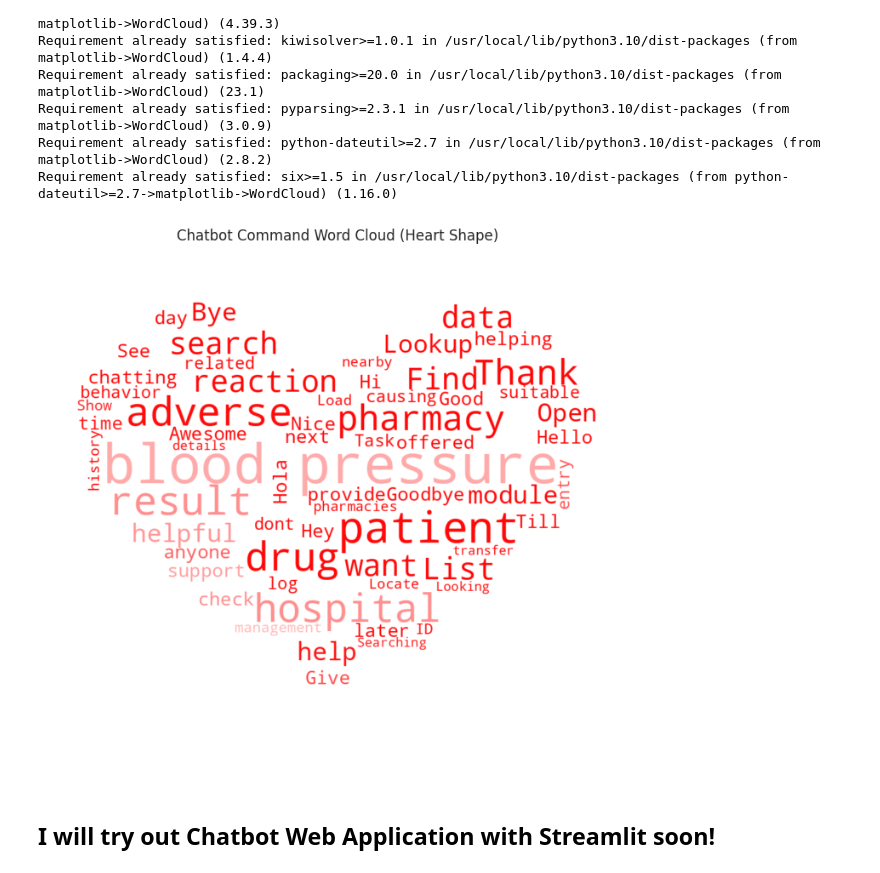
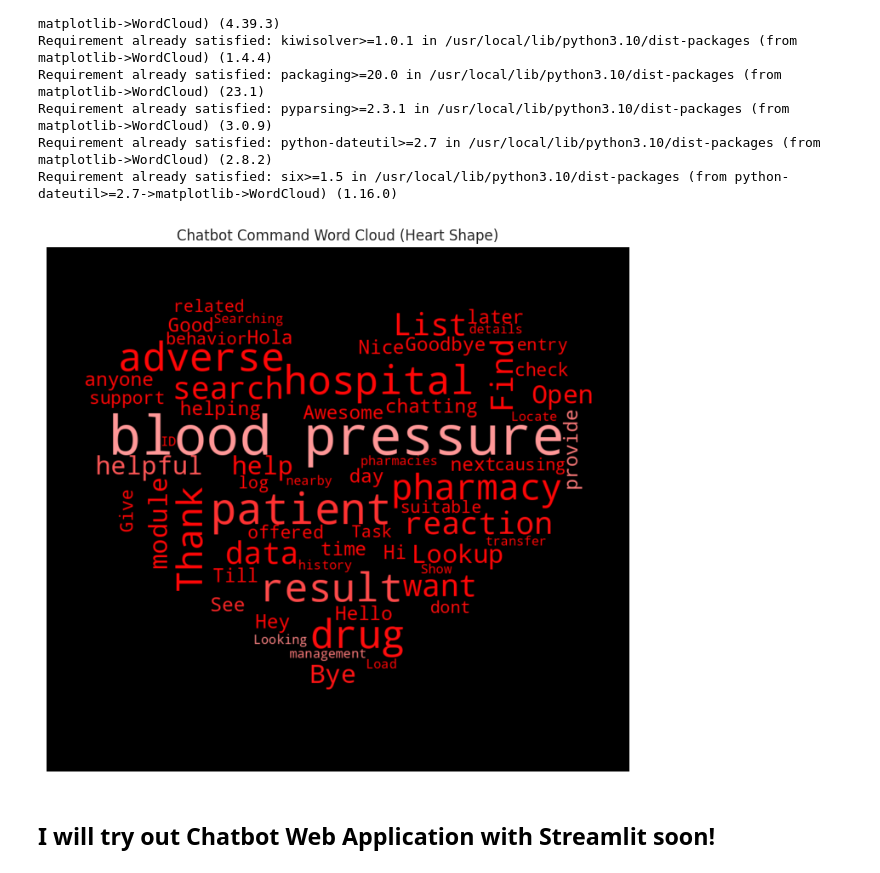
Before and after one commit to Vey27/NLP-and-Speech-Recognition, a Jupyter notebook: NLP_Chatbot_health.ipynb, the cells around one changed output. Cells and saved outputs as stored; diff of their text form; code cells hidden in the pictures.

```diff
--- a/NLP_Chatbot_health.ipynb
+++ b/NLP_Chatbot_health.ipynb
@@ -699,34 +699,34 @@ from PIL import Image
 import numpy as np
 
 # Read the JSON file
 with open('commands.json', 'r') as file:
     data = json.load(file)
 
 # Extract all patterns from the intents
 patterns = []
 for intent in data['intents']:
     patterns.extend(intent['patterns'])
 
 # Convert patterns to a single string
 text = ' '.join(patterns)
 
 # Load the heart-shaped mask image and resize it
 mask_image = np.array(Image.open('heart.png').convert('RGB').resize((1000, 900)))
 
 # Generate the word cloud
-wordcloud = WordCloud(width=1000, height=900, background_color='white', mask=mask_image).generate(text)
+wordcloud = WordCloud(width=1000, height=900, background_color='black', mask=mask_image).generate(text)
 
 # Color the word cloud based on the mask image
 image_colors = ImageColorGenerator(mask_image)
 colored_wordcloud = wordcloud.recolor(color_func=image_colors)
 
 # Plot the word cloud
 plt.figure(figsize=(18, 8))
 plt.imshow(colored_wordcloud, interpolation='bilinear')
 plt.axis('off')
 plt.title('Chatbot Command Word Cloud (Heart Shape)')
 plt.show()
 # %% [output]
-[figure, old version]
+[figure, new version]
 # %% [markdown]
 ## I will try out Chatbot Web Application with Streamlit soon!
```
